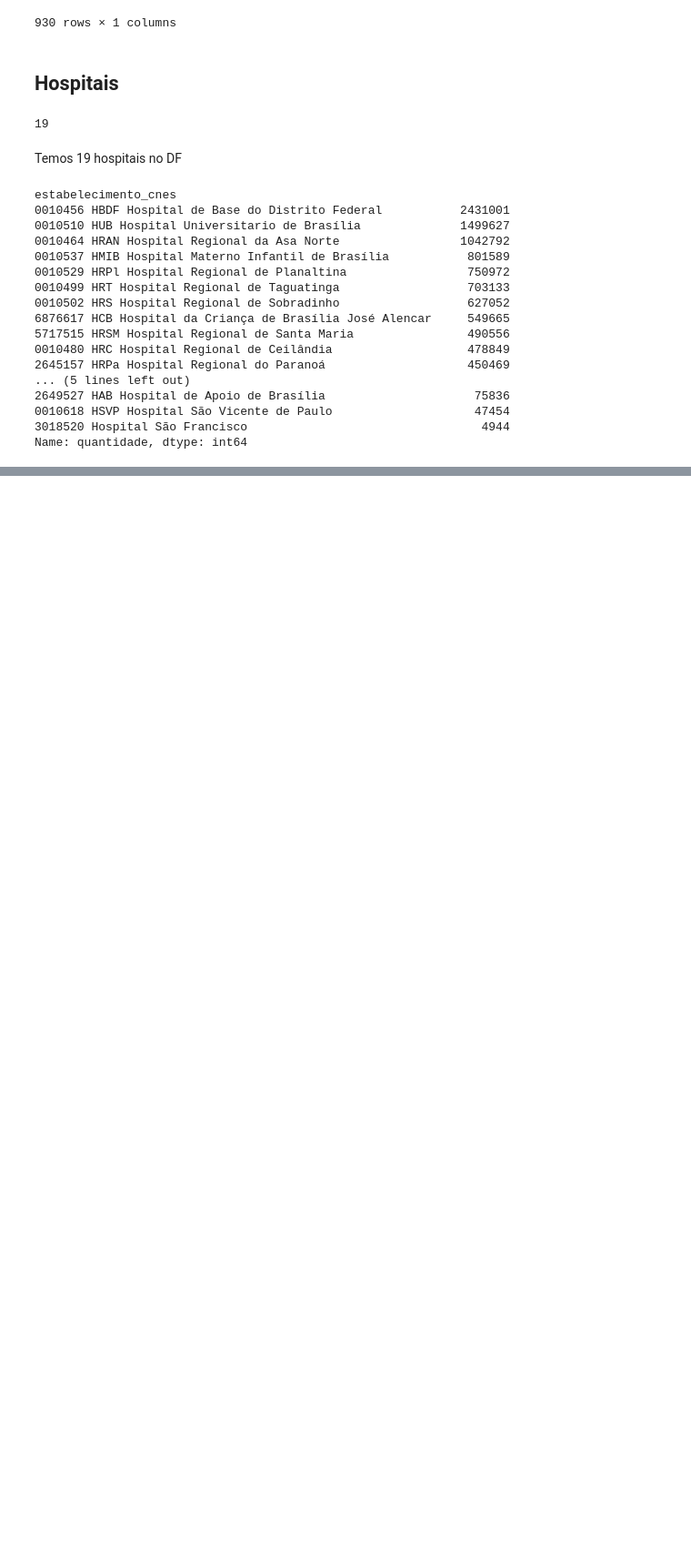
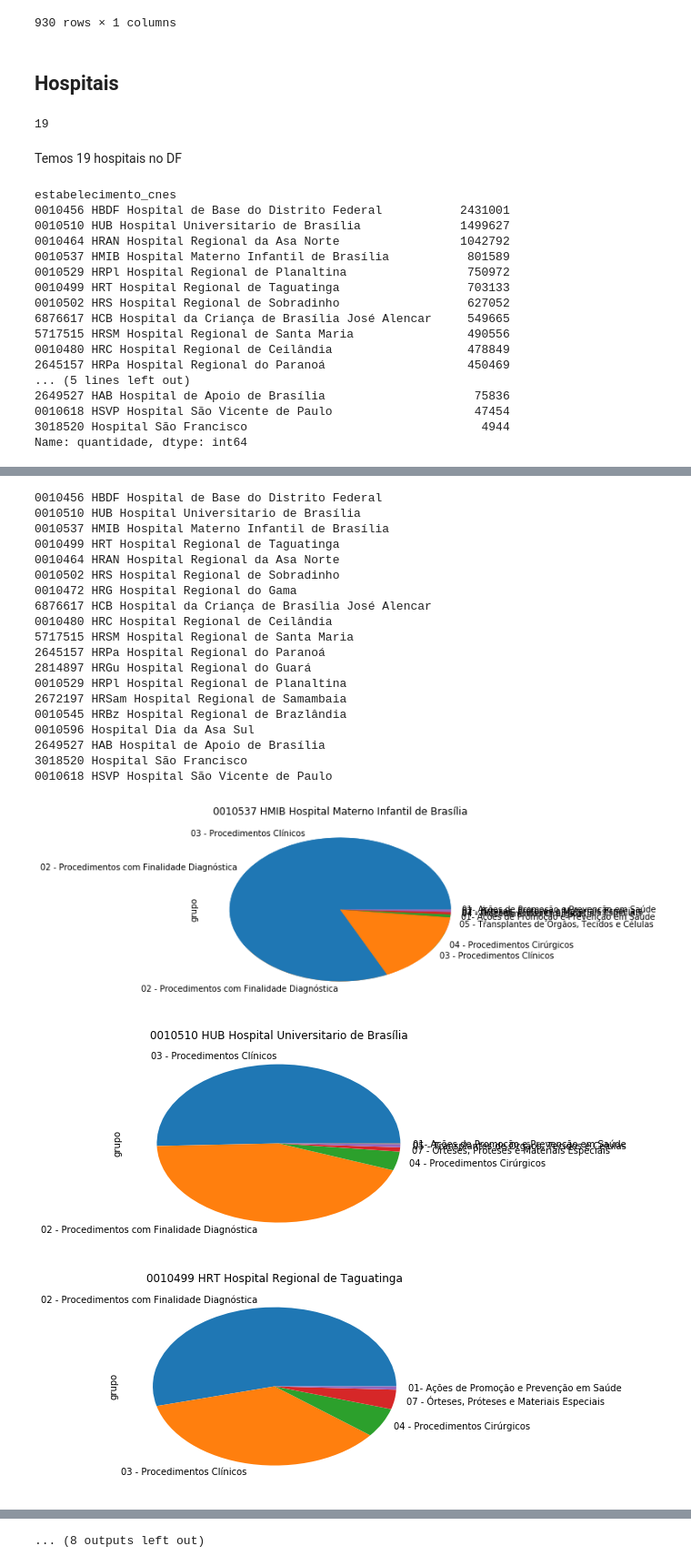
Before and after one commit to joaoavf/hack_saude_2018, a Jupyter notebook: Análise Exploratória - Atendimentos.ipynb, the cells around one changed output, grey strips where cells are left out. Shown at 91% size. Saved outputs shown, nothing was run; the diff lists cells and outputs as text; code cells hidden in the pictures; blank space fills up the shorter version.

```diff
--- a/Análise Exploratória - Atendimentos.ipynb
+++ b/Análise Exploratória - Atendimentos.ipynb
@@ -189,0 +213,2 @@ df.groupby(['estabelecimento_cnes', 'grupo']).agg({'quantidade': ['sum']})
+# %%
+hospital_list = h['estabelecimento_cnes'].value_counts().index
@@ -189,0 +240,27 @@ df.groupby(['estabelecimento_cnes', 'grupo']).agg({'quantidade': ['sum']})
+# %%
+for i, hospital in enumerate(hospital_list):
+    h[h['estabelecimento_cnes']==hospital]['grupo'].value_counts().plot.pie(title=hospital)
+    plt.figure(i)
+# %% [output]
+0010456 HBDF Hospital de Base do Distrito Federal
+0010510 HUB Hospital Universitario de Brasília
+0010537 HMIB Hospital Materno Infantil de Brasília
+0010499 HRT Hospital Regional de Taguatinga
+0010464 HRAN Hospital Regional da Asa Norte
+0010502 HRS Hospital Regional de Sobradinho
+0010472 HRG Hospital Regional do Gama
+6876617 HCB Hospital da Criança de Brasília José Alencar
+0010480 HRC Hospital Regional de Ceilândia
+5717515 HRSM Hospital Regional de Santa Maria
+2645157 HRPa Hospital Regional do Paranoá
+2814897 HRGu Hospital Regional do Guará
+0010529 HRPl Hospital Regional de Planaltina
+2672197 HRSam Hospital Regional de Samambaia
+0010545 HRBz Hospital Regional de Brazlândia
+0010596 Hospital Dia da Asa Sul
+2649527 HAB Hospital de Apoio de Brasília
+3018520 Hospital São Francisco
+0010618 HSVP Hospital São Vicente de Paulo
+[figure, added]
+[figure, added]
+[figure, added]
@@ -189,0 +275 @@ df.groupby(['estabelecimento_cnes', 'grupo']).agg({'quantidade': ['sum']})
+... (8 outputs left out)
```
Also changed, not shown: parts of 5 cells of this notebook.
